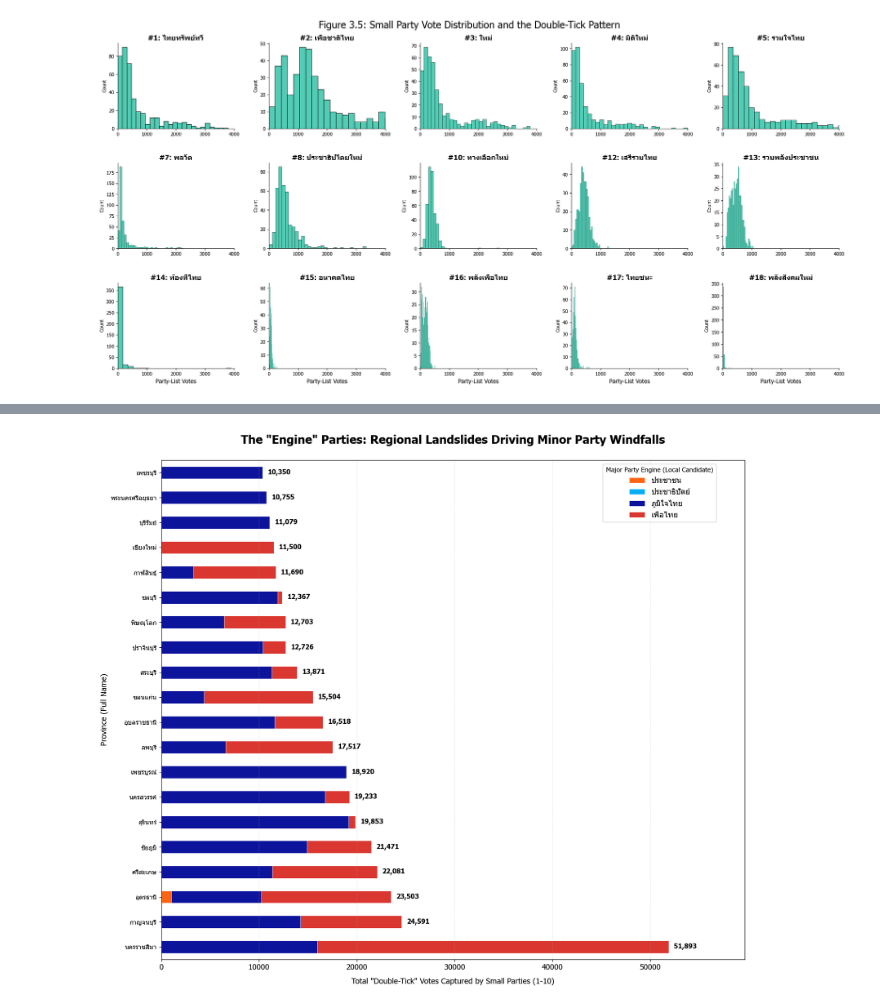
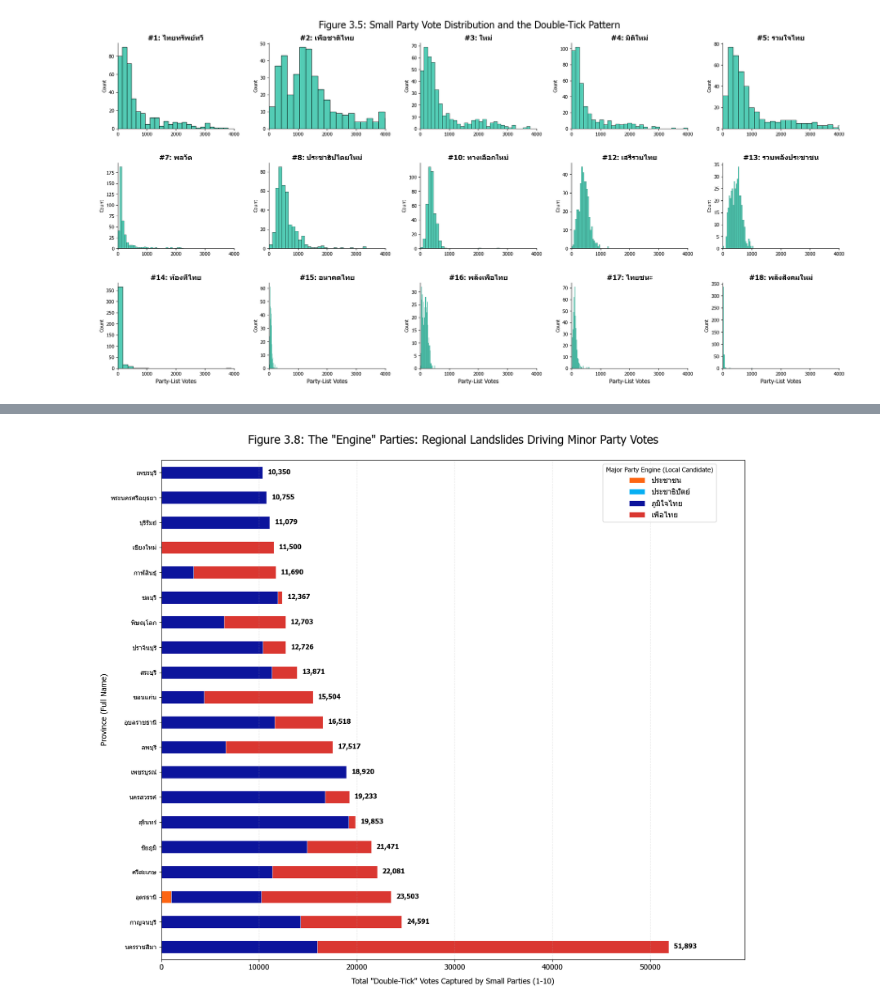
Before and after one commit to Gorszet/DADS5001_Election_2569, a Jupyter notebook: election_analysis69.ipynb, the cells around one changed output, grey strips where cells are left out. Cells and saved outputs as stored; diff of their text form; code cells hidden in the pictures.

```diff
--- a/election_analysis69.ipynb
+++ b/election_analysis69.ipynb
@@ -1682,32 +1682,32 @@ benefactor_data = spikes_with_prov.merge(
     right_on=['cons_id', 'number']
 )
 final_data = benefactor_data.merge(df_prov_full[['prov_id', 'province']], on='prov_id')
 final_data = final_data.merge(df_party_info[['id', 'name']], left_on='party_id_y', right_on='id', suffixes=('_small', '_big'))
 
 engine_summary = final_data.groupby(['province', 'name_big'])['party_list_vote'].sum().unstack(fill_value=0)
 
 top_20_provinces = engine_summary.sum(axis=1).nlargest(20).index
 plot_subset = engine_summary.loc[top_20_provinces]
 
 current_engines = plot_subset.columns.tolist()
 colors_to_use = [party_colors.get(name, '#D3D3D3') for name in current_engines]
 
 ax = plot_subset.plot(kind='barh', stacked=True, figsize=(14, 12), color=colors_to_use, edgecolor='white', linewidth=0.5)
 
 row_totals = plot_subset.sum(axis=1)
 for i, (province, total) in enumerate(row_totals.items()):
     ax.text(total + row_totals.max() * 0.01, i, f'{total:,.0f}',
             va='center', ha='left', fontsize=10, fontweight='bold')
 
 ax.set_xlim(0, row_totals.max() * 1.15)
 
-plt.title('The "Engine" Parties: Regional Landslides Driving Minor Party Windfalls', fontsize=18, fontweight='bold', pad=25)
+plt.title('Figure 3.8: The "Engine" Parties: Regional Landslides Driving Minor Party Votes', fontsize=18, pad=25)
 plt.xlabel('Total "Double-Tick" Votes Captured by Small Parties (1-10)', fontsize=12, labelpad=10)
 plt.ylabel('Province (Full Name)', fontsize=12)
 ax.tick_params(axis='x', labelsize=12)
 plt.legend(title='Major Party Engine (Local Candidate)', bbox_to_anchor=(0.75, 1), loc='upper left', frameon=True, fontsize=12)
 plt.grid(axis='x', linestyle='--', alpha=0.3)
 plt.tight_layout()
 plt.show()
 # %% [output]
-[figure, old version]
+[figure, new version]
```
Also changed, not shown: parts of 2 cells of this notebook, 3 other files.
